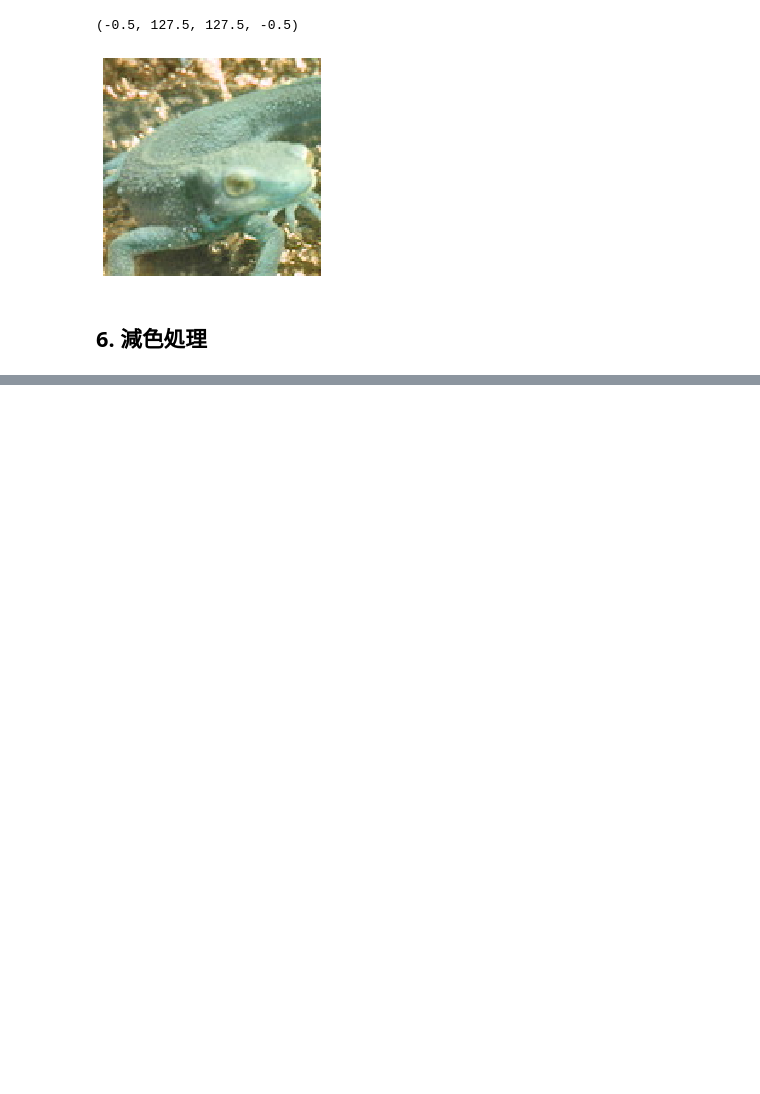
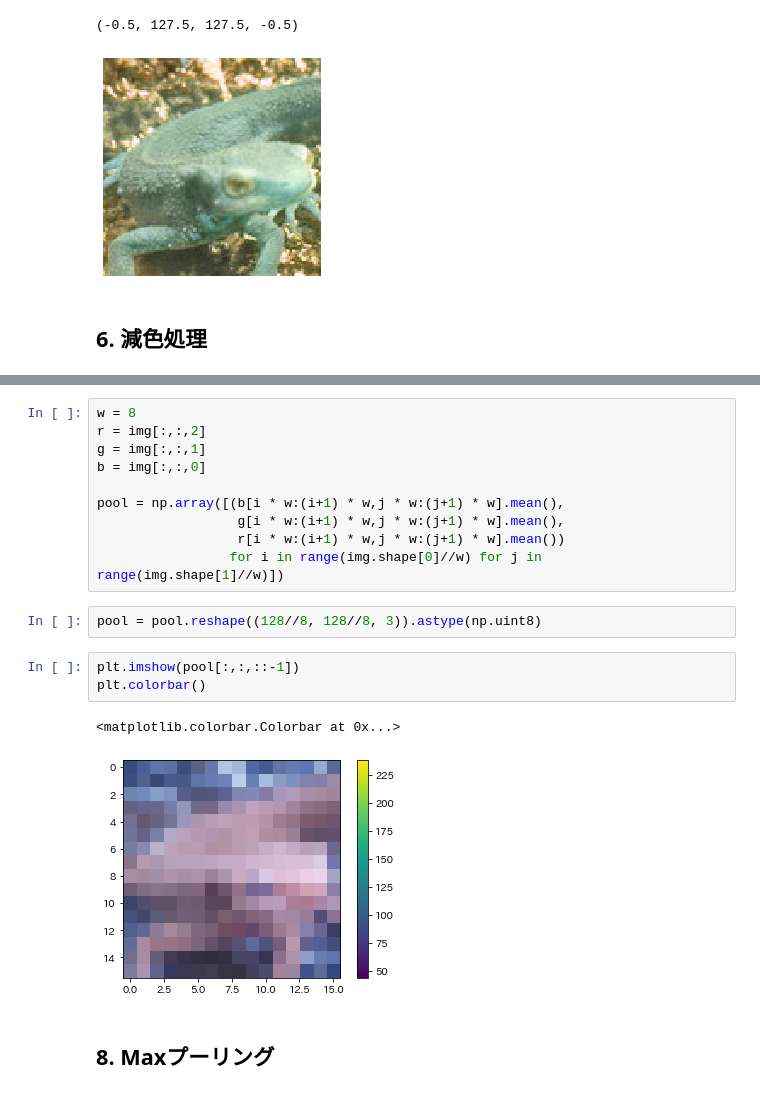
Before and after one commit to lexikodicsho/Gasyori100knock, a Jupyter notebook: Question_01_10/myanswers.ipynb, the cells around one changed output, grey strips where cells are left out. Cells and saved outputs as stored; diff of their text form; blank space fills up the shorter version.

```diff
--- a/Question_01_10/myanswers.ipynb
+++ b/Question_01_10/myanswers.ipynb
@@ -97,0 +136,20 @@ plt.axis("off")
+# %%
+w = 8
+r = img[:,:,2]
+g = img[:,:,1]
+b = img[:,:,0]
+
+pool = np.array([(b[i * w:(i+1) * w,j * w:(j+1) * w].mean(),
+                  g[i * w:(i+1) * w,j * w:(j+1) * w].mean(),
+                  r[i * w:(i+1) * w,j * w:(j+1) * w].mean())
+                 for i in range(img.shape[0]//w) for j in range(img.shape[1]//w)])
+# %%
+pool = pool.reshape((128//8, 128//8, 3)).astype(np.uint8)
+# %%
+plt.imshow(pool[:,:,::-1])
+plt.colorbar()
+# %% [output]
+<matplotlib.colorbar.Colorbar at 0x...>
+[figure, added]
+# %% [markdown]
+## 8. Maxプーリング
```
Also changed, not shown: parts of 10 cells of this notebook.
